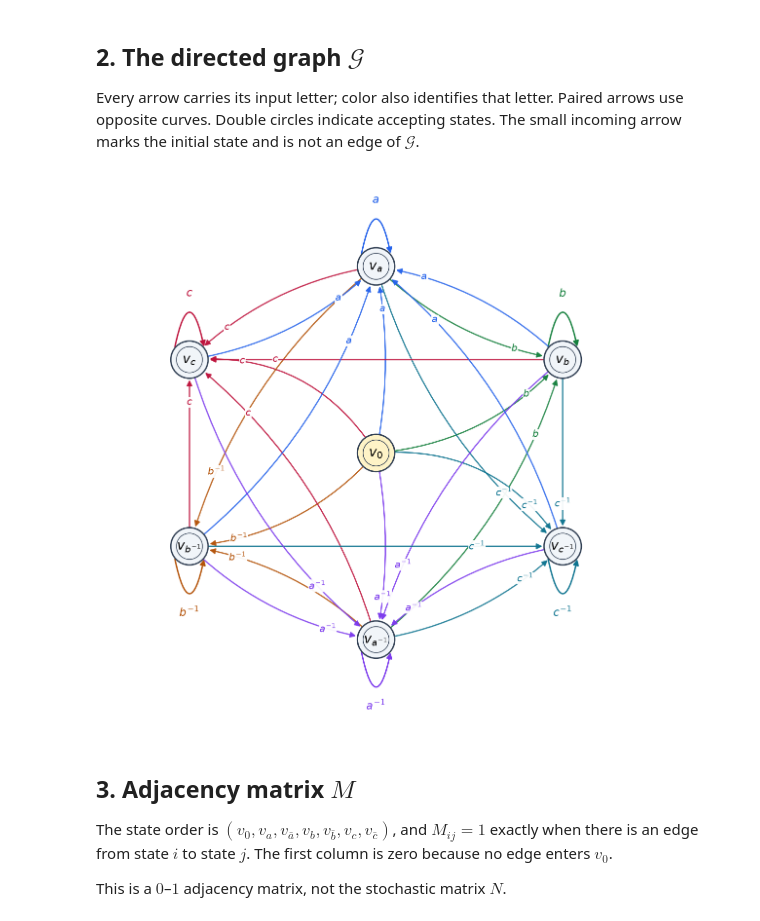
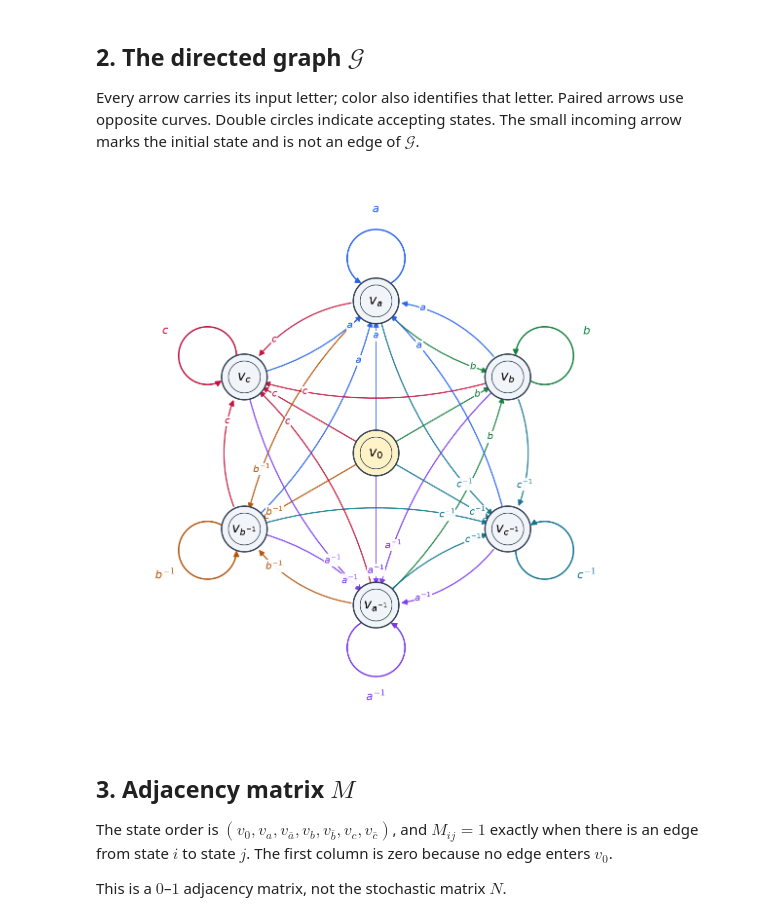
Before and after one commit to DothWalrus/automaton_of_F_2, a Jupyter notebook: geodesic_combing_zz2.ipynb, the cells around one changed output. Drawn from its saved outputs; the diff is of its cells as text; code cells hidden in the pictures.

Commit message:
more figures

```diff
--- a/geodesic_combing_zz2.ipynb
+++ b/geodesic_combing_zz2.ipynb
@@ -65,63 +65,90 @@ print(f'{G.number_of_nodes()} states; {G.number_of_edges()} labeled edges, inclu
 
 Every arrow carries its input letter; color also identifies that letter. Paired arrows use opposite curves. Double circles indicate accepting states. The small incoming arrow marks the initial state and is not an edge of $\mathcal{G}$.
 # %%
-# A fixed layout keeps redraws reproducible. Labels sit near their arrow targets.
+from matplotlib.path import Path
+from matplotlib.transforms import Affine2D
+
+# Six equally spaced vertices on the unit circle, with v0 at the center.
 pos = {
     'v0': (0, 0),
-    'v_a': (0, 1.5), 'v_A': (0, -1.5),
-    'v_b': (1.5, 0.75), 'v_B': (-1.5, -0.75),
-    'v_c': (-1.5, 0.75), 'v_C': (1.5, -0.75),
+    'v_a': (0, 1), 'v_A': (0, -1),
+    'v_b': (np.sqrt(3)/2, 0.5), 'v_B': (-np.sqrt(3)/2, -0.5),
+    'v_c': (-np.sqrt(3)/2, 0.5), 'v_C': (np.sqrt(3)/2, -0.5),
 }
+# Use the coordinates above directly, without rescaling.
 palette = {'a':'#2563eb', 'A':'#7c3aed', 'b':'#15803d', 'B':'#b45309', 'c':'#be123c', 'C':'#0e7490'}
-fig, ax = plt.subplots(figsize=(15, 9))
+fig, ax = plt.subplots(figsize=(9, 9))
 radius = 0.15
+# These six directed edges form the circular outer boundary.
+outer_edges = {('v_a', 'v_c'), ('v_b', 'v_a'), ('v_B', 'v_c'),
+               ('v_b', 'v_C'), ('v_A', 'v_B'), ('v_C', 'v_A')}
 for u, v, data in G.edges(data=True):
     s = data['label']
     p, q = np.asarray(pos[u], float), np.asarray(pos[v], float)
     color = palette[s]
     if u == v:
-        sign = 1 if p[1] > 0 else -1
-        start = p + np.array([-0.12, sign * 0.09])
-        end   = p + np.array([ 0.12, sign * 0.09])
-        # start = p + np.array([-0.16, sign * 0.20])
-        # end = p + np.array([0.16, sign * 0.20])
-        loop = FancyArrowPatch(start, end, connectionstyle=f'arc3,rad={-2.4 * sign}',
-                               arrowstyle='-|>', mutation_scale=13, color=color, lw=1.6)
+        # Circular 300-degree arcs, as in the Z^2 example, facing outward.
+        outward = p - np.asarray(pos['v0'], dtype=float)
+        outward /= np.linalg.norm(outward)
+        angle = np.arctan2(outward[1], outward[0])
+        center = p + 0.28 * outward
+        arc = Path.arc(-150, 150)
+        arc = (Affine2D().scale(0.19).rotate(angle).translate(*center)
+               .transform_path(arc))
+        loop = FancyArrowPatch(path=arc, arrowstyle='-|>', mutation_scale=13,
+                               color=color, lw=1.6, zorder=2)
         ax.add_patch(loop)
-        ax.text(p[0], p[1] + sign * 0.53, '$' + letter_tex[s] + '$',
+        ax.text(*(p + 0.60 * outward), '$' + letter_tex[s] + '$',
                 color=color, ha='center', va='center', fontsize=13)
     else:
-        # For long initial edges, mild curves keep them away from intermediate nodes.
-        rad = 0.16 if G.has_edge(v, u) else 0.0
-        if u == 'v0':
-            rad = (0.10 if q[1] > 0 else -0.10) * (1 + letters.index(s) // 2)
-        edge = FancyArrowPatch(p, q, connectionstyle=f'arc3,rad={rad}',
-                               arrowstyle='-|>', mutation_scale=13, color=color,
-                               lw=1.45, alpha=0.88, shrinkA=21, shrinkB=23)
+        if (u, v) in outer_edges:
+            # Circular arcs centered at v0, trimmed at the vertex boundaries.
+            theta = np.arctan2(p[1], p[0])
+            sweep = (np.arctan2(q[1], q[0]) - theta + np.pi) % (2*np.pi) - np.pi
+            direction = np.sign(sweep)
+            trim = 2*np.arcsin(radius/2) + 0.015
+            arc = Path.arc(0, np.degrees(abs(sweep) - 2*trim))
+            arc = (Affine2D().scale(1, direction).rotate(theta + direction*trim)
+                   .transform_path(arc))
+            edge = FancyArrowPatch(path=arc, arrowstyle='-|>', mutation_scale=13,
+                                   color=color, lw=1.45, alpha=0.88)
+            label_angle = theta + 0.70*sweep
+            label_pos = np.array([np.cos(label_angle), np.sin(label_angle)])
+        else:
+            # Initial edges stay straight; other paired edges retain their curves.
+            rad = 0.16 if G.has_edge(v, u) else 0.0
+            # Bend these edges inward, with the same magnitude as v_C -> v_a.
+            if (u, v) in {('v_B', 'v_A'), ('v_A', 'v_C'),
+                          ('v_b', 'v_c'), ('v_B', 'v_C')}:
+                rad = -0.16
+            if u == 'v0':
+                rad = 0.0
+            edge = FancyArrowPatch(p, q, connectionstyle=f'arc3,rad={rad}',
+                                   arrowstyle='-|>', mutation_scale=13, color=color,
+                                   lw=1.45, alpha=0.88, shrinkA=21, shrinkB=23)
+            delta = q - p
+            control = (p + q) / 2 + rad * np.array([delta[1], -delta[0]])
+            t = 0.77
+            label_pos = (1-t)**2 * p + 2*(1-t)*t*control + t*t*q
         ax.add_patch(edge)
-        # Arc3 uses a quadratic Bezier with this control point in equal-aspect axes.
-        delta = q - p
-        control = (p + q) / 2 + rad * np.array([delta[1], -delta[0]])
-        t = 0.77
-        label_pos = (1-t)**2 * p + 2*(1-t)*t*control + t*t*q
         ax.text(*label_pos, '$' + letter_tex[s] + '$', color=color, fontsize=11,
                 ha='center', va='center', bbox=dict(facecolor='white', edgecolor='none', pad=0.6, alpha=0.94))
 for v, (x, y) in pos.items():
     fill = '#fef3c7' if v == 'v0' else '#f1f5f9'
     ax.add_patch(Circle((x,y), radius, facecolor=fill, edgecolor='#334155', lw=1.6, zorder=5))
     ax.add_patch(Circle((x,y), radius-0.045, fill=False, edgecolor='#334155', lw=0.8, zorder=6))
     ax.text(x, y, '$' + state_tex[v] + '$', ha='center', va='center', fontsize=15, zorder=7)
 # ax.annotate('', xy=(-0.5,0), xytext=(-1.5,0), arrowprops=dict(arrowstyle='-|>', color='#334155', lw=1.7)) # Just an arrow identifying v_0
-ax.set(xlim=(-2.2,2.2), ylim=(-2.2,2.2), aspect='equal')
+ax.set(xlim=(-1.8,1.8), ylim=(-1.8,1.8), aspect='equal')
 
 # ax.set_title(r'Geodesic combing of $\mathbb{Z}*\mathbb{Z}^2:=\langle a,b,c~|~bc=cb\rangle$', fontsize=19, pad=15)
 
 ax.axis('off')
 plt.tight_layout()
 fig.savefig("zz2_automaton.png", dpi=300, bbox_inches="tight")
 plt.show()
 # %% [output]
-[figure, old version]
+[figure, new version]
 # %% [markdown]
 ## 3. Adjacency matrix $M$
 
```
Also changed, not shown: parts of 3 cells of this notebook, 3 other files.
